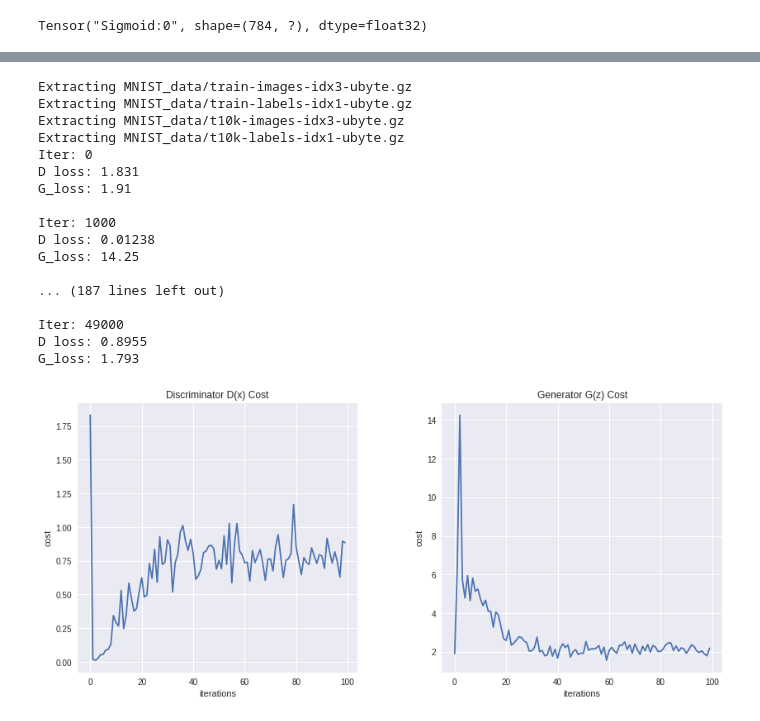
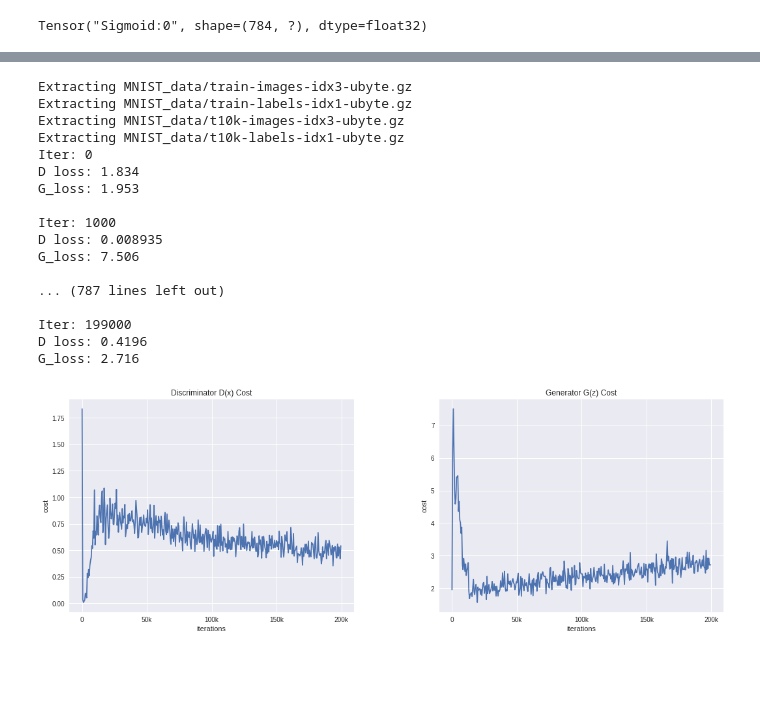
Before and after one commit to yumengdong/GANs, a Jupyter notebook: Week1/GANs_MNIST.ipynb, the cells around one changed output, grey strips where cells are left out. Cells and saved outputs as stored; diff of their text form; code cells hidden in the pictures; blank space fills up the shorter version.

Commit message:
Fix plot xtick

```diff
--- a/Week1/GANs_MNIST.ipynb
+++ b/Week1/GANs_MNIST.ipynb
@@ -161,7 +161,7 @@ with tf.Session() as sess:
     D_cost = []
     G_cost =[]
 
-    for it in range(50000):
+    for it in range(200000):
         if it % 1000 == 0:
             samples = sess.run(G_sample, feed_dict={Z: sample_Z(Z_dim, 16)})
 
@@ -186,35 +186,52 @@ with tf.Session() as sess:
             D_cost.append(D_loss_curr)
             G_cost.append(G_loss_curr)
 
-plt.figure(figsize=[14,6])
-plt.subplot(1,2,1)
-plt.plot(np.squeeze(D_cost))
-plt.ylabel('cost')
-plt.xlabel('iterations')
-plt.title("Discriminator D(x) Cost")
+# plt.figure(figsize=[14,6])
+# plt.subplot(1,2,1)
+# plt.plot(np.squeeze(D_cost))
+# plt.ylabel('cost')
+# plt.xlabel('iterations')
+# plt.title("Discriminator D(x) Cost")
 
-plt.subplot(1,2,2)
-plt.plot(np.squeeze(G_cost))
-plt.ylabel('cost')
-plt.xlabel('iterations')
-plt.title("Generator G(z) Cost")
-plt.subplots_adjust(wspace=0.3);
+# plt.subplot(1,2,2)
+# plt.plot(np.squeeze(G_cost))
+# plt.ylabel('cost')
+# plt.xlabel('iterations')
+# plt.title("Generator G(z) Cost")
+# plt.subplots_adjust(wspace=0.3);
 # %% [output]
 Extracting MNIST_data/train-images-idx3-ubyte.gz
 Extracting MNIST_data/train-labels-idx1-ubyte.gz
 Extracting MNIST_data/t10k-images-idx3-ubyte.gz
 Extracting MNIST_data/t10k-labels-idx1-ubyte.gz
 Iter: 0
-D loss: 1.831
-G_loss: 1.91
+D loss: 1.834
+G_loss: 1.953
 
 Iter: 1000
-D loss: 0.01238
-G_loss: 14.25
+D loss: 0.008935
+G_loss: 7.506
 
-... (187 lines left out)
+... (787 lines left out)
 
-Iter: 49000
-D loss: 0.8955
-G_loss: 1.793
+Iter: 199000
+D loss: 0.4196
+G_loss: 2.716
-[figure, removed]
+# %%
+plt.figure(figsize=[18,6])
+plt.subplot(1,2,1)
+plt.plot(np.squeeze(D_cost))
+plt.ylabel('cost')
+plt.xlabel('iterations')
+plt.xticks([0, 100, 200, 300, 400], [0, "50k", "100k", "150k", "200k"])
+plt.title("Discriminator D(x) Cost")
+
+plt.subplot(1,2,2)
+plt.plot(np.squeeze(G_cost))
+plt.ylabel('cost')
+plt.xlabel('iterations')
+plt.xticks([0, 100, 200, 300, 400], [0, "50k", "100k", "150k", "200k"])
+plt.title("Generator G(z) Cost")
+plt.subplots_adjust(wspace=0.3);
+# %% [output]
+[figure, added]
```
Also changed, not shown: parts of 2 cells of this notebook.
